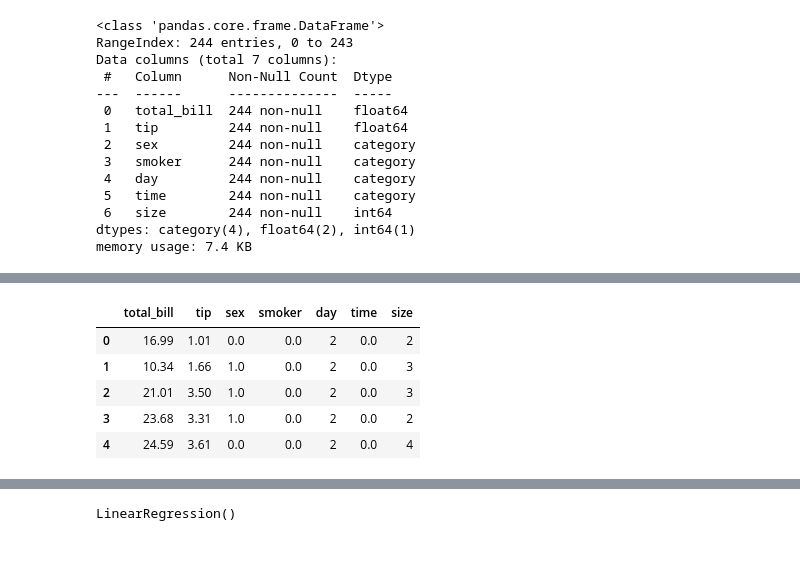
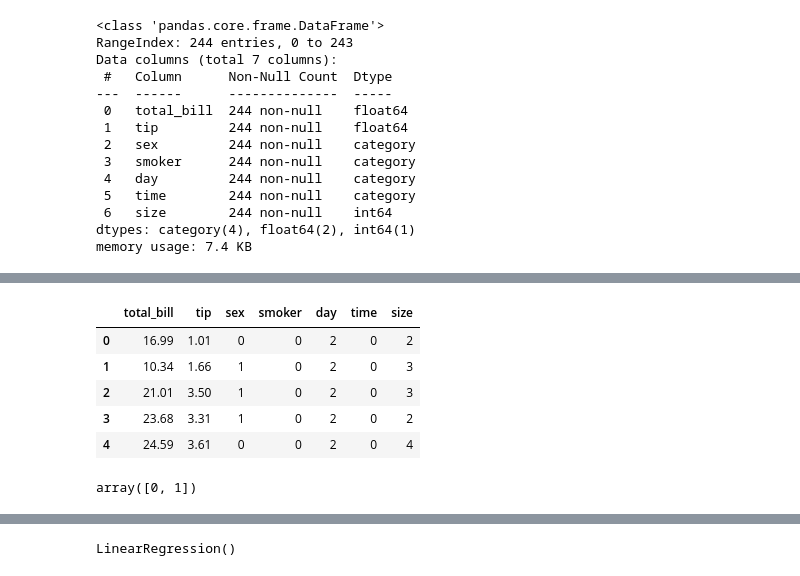
Before and after one commit to saurabh11122001/Bill_Prediction, a Jupyter notebook: Practice.ipynb, the cells around one changed output, grey strips where cells are left out. Cells and saved outputs as stored; diff of their text form; code cells hidden in the pictures.

```diff
--- a/Practice.ipynb
+++ b/Practice.ipynb
@@ -54,0 +44,2 @@ Index(['sex_Female', 'smoker_No', 'time_Dinner'], dtype='object')
+# %%
+df = dataset.copy()
@@ -82,9 +65,20 @@ dataset[['sex','smoker','time']]=pd.DataFrame(arr,columns=['sex_Female', 'smoker
-# %%
-dataset.head(5)
-# %% [output]
-|  | total_bill | tip | sex | smoker | day | time | size |
-| 0 | 16.99 | 1.01 | 0.0 | 0.0 | 2 | 0.0 | 2 |
-| 1 | 10.34 | 1.66 | 1.0 | 0.0 | 2 | 0.0 | 3 |
-| 2 | 21.01 | 3.50 | 1.0 | 0.0 | 2 | 0.0 | 3 |
-| 3 | 23.68 | 3.31 | 1.0 | 0.0 | 2 | 0.0 | 2 |
-| 4 | 24.59 | 3.61 | 0.0 | 0.0 | 2 | 0.0 | 4 |
+# %%
+le = LabelEncoder()
+df['sex']=le.fit_transform(df['sex'])
+df['day']=le.fit_transform(df['day'])
+df['time']=le.fit_transform(df['time'])
+df['smoker']=le.fit_transform(df['smoker'])
+# %%
+df.head()
+# %% [output]
+|  | total_bill | tip | sex | smoker | day | time | size |
+| 0 | 16.99 | 1.01 | 0 | 0 | 2 | 0 | 2 |
+| 1 | 10.34 | 1.66 | 1 | 0 | 2 | 0 | 3 |
+| 2 | 21.01 | 3.50 | 1 | 0 | 2 | 0 | 3 |
+| 3 | 23.68 | 3.31 | 1 | 0 | 2 | 0 | 2 |
+| 4 | 24.59 | 3.61 | 0 | 0 | 2 | 0 | 4 |
+# %%
+df['smoker'].unique()
+# dataset['smoker'].unique()
+# %% [output]
+array([0, 1])
```
Also changed, not shown: parts of 41 cells of this notebook.
